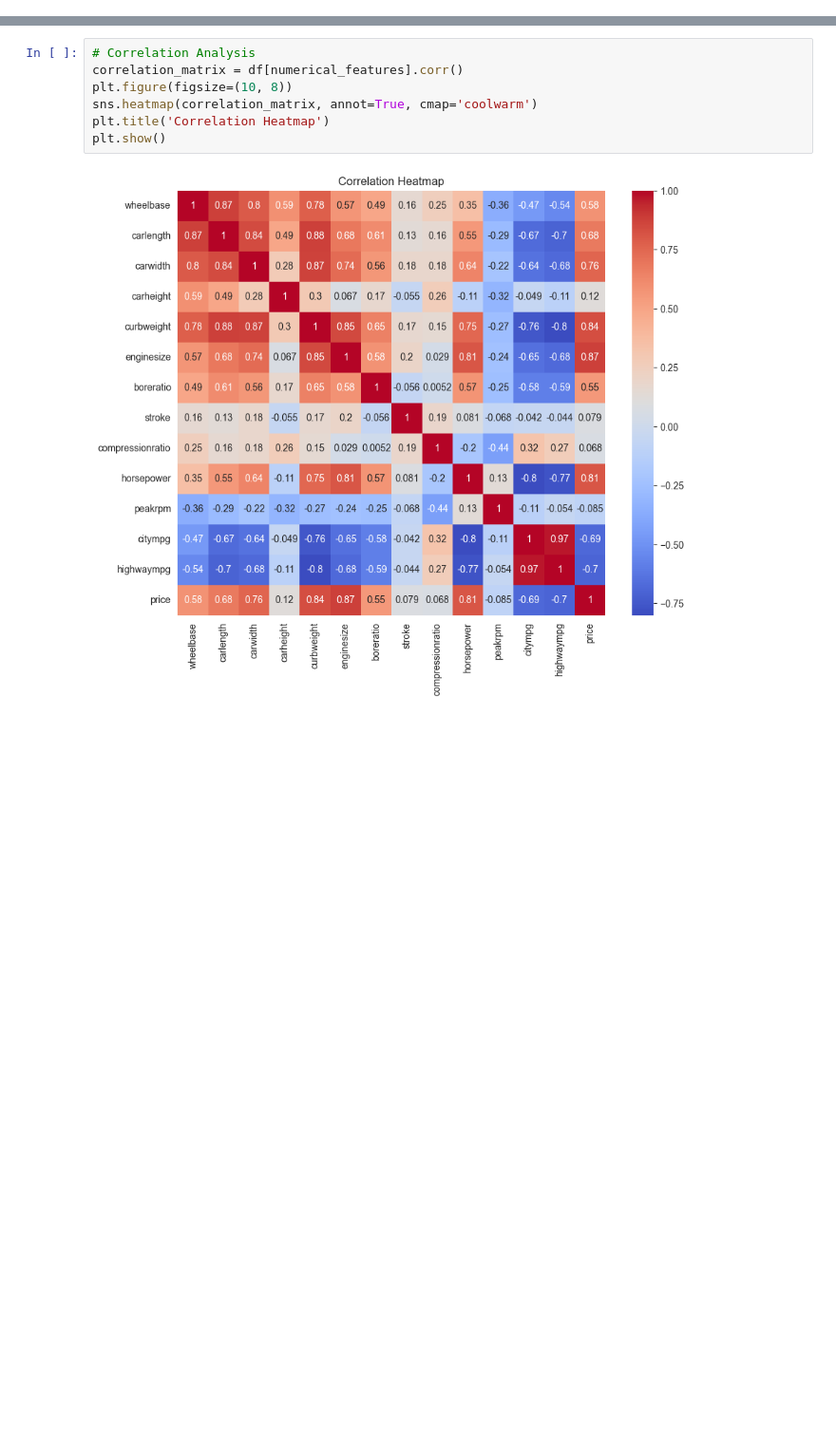
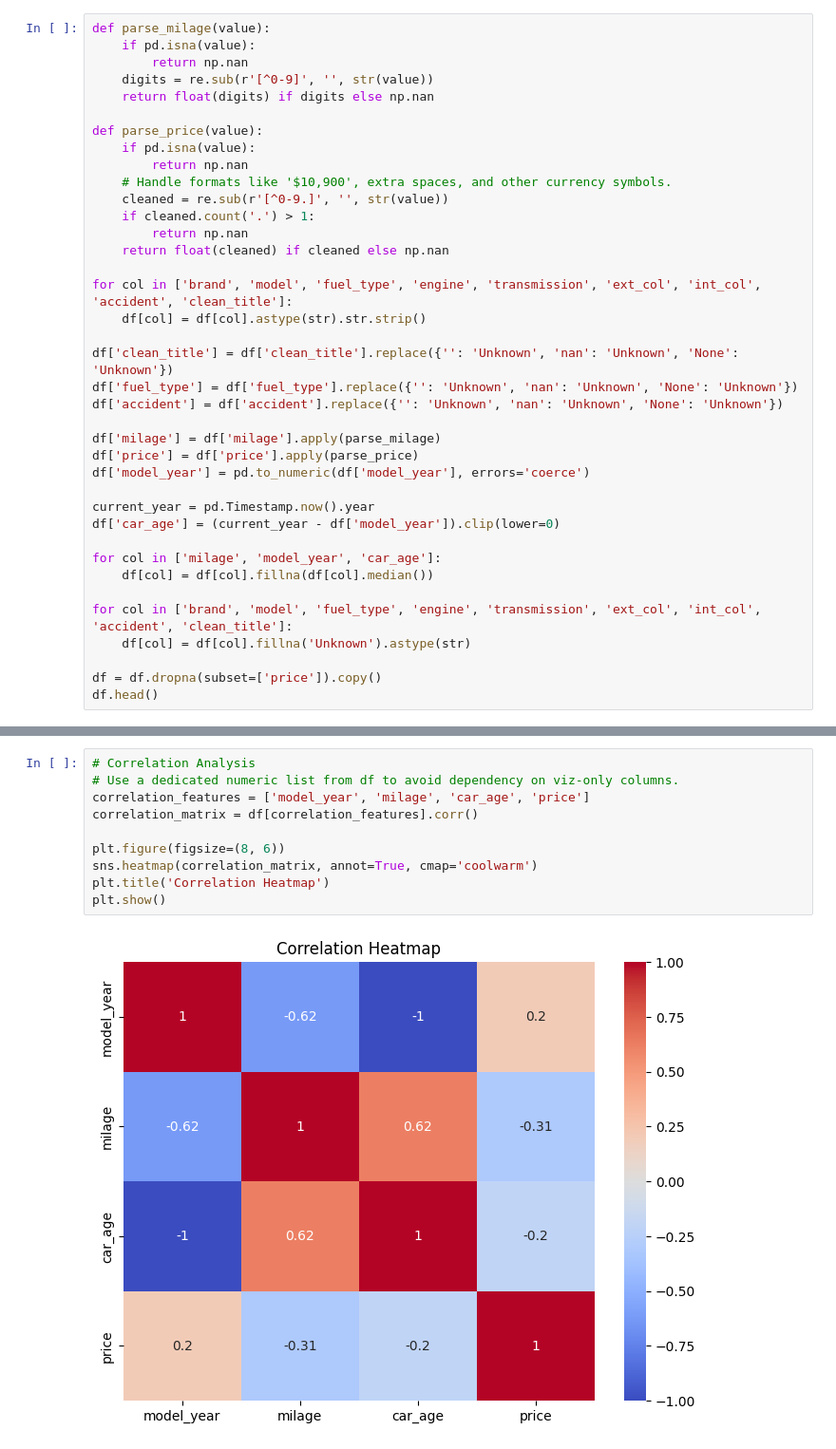
Before and after one commit to Max4423/Car-price-prediction, a Jupyter notebook: backend/car_price_prediction.ipynb, the cells around one changed output, grey strips where cells are left out. Shown at 95% size. Cells and saved outputs as stored; diff of their text form; blank space fills up the shorter version.

```diff
--- a/backend/car_price_prediction.ipynb
+++ b/backend/car_price_prediction.ipynb
@@ -16,0 +25,38 @@ df = pd.read_csv('../data/used_cars.csv')
+# %%
+def parse_milage(value):
+    if pd.isna(value):
+        return np.nan
+    digits = re.sub(r'[^0-9]', '', str(value))
+    return float(digits) if digits else np.nan
+
+def parse_price(value):
+    if pd.isna(value):
+        return np.nan
+    # Handle formats like '$10,900', extra spaces, and other currency symbols.
+    cleaned = re.sub(r'[^0-9.]', '', str(value))
+    if cleaned.count('.') > 1:
+        return np.nan
+    return float(cleaned) if cleaned else np.nan
+
+for col in ['brand', 'model', 'fuel_type', 'engine', 'transmission', 'ext_col', 'int_col', 'accident', 'clean_title']:
+    df[col] = df[col].astype(str).str.strip()
+
+df['clean_title'] = df['clean_title'].replace({'': 'Unknown', 'nan': 'Unknown', 'None': 'Unknown'})
+df['fuel_type'] = df['fuel_type'].replace({'': 'Unknown', 'nan': 'Unknown', 'None': 'Unknown'})
+df['accident'] = df['accident'].replace({'': 'Unknown', 'nan': 'Unknown', 'None': 'Unknown'})
+
+df['milage'] = df['milage'].apply(parse_milage)
+df['price'] = df['price'].apply(parse_price)
+df['model_year'] = pd.to_numeric(df['model_year'], errors='coerce')
+
+current_year = pd.Timestamp.now().year
+df['car_age'] = (current_year - df['model_year']).clip(lower=0)
+
+for col in ['milage', 'model_year', 'car_age']:
+    df[col] = df[col].fillna(df[col].median())
+
+for col in ['brand', 'model', 'fuel_type', 'engine', 'transmission', 'ext_col', 'int_col', 'accident', 'clean_title']:
+    df[col] = df[col].fillna('Unknown').astype(str)
+
+df = df.dropna(subset=['price']).copy()
+df.head()
@@ -201,10 +269,13 @@ plt.show()
 # %%
 # Correlation Analysis
-correlation_matrix = df[numerical_features].corr()
-plt.figure(figsize=(10, 8))
+# Use a dedicated numeric list from df to avoid dependency on viz-only columns.
+correlation_features = ['model_year', 'milage', 'car_age', 'price']
+correlation_matrix = df[correlation_features].corr()
+
+plt.figure(figsize=(8, 6))
 sns.heatmap(correlation_matrix, annot=True, cmap='coolwarm')
 plt.title('Correlation Heatmap')
 plt.show()
 # %% [output]
-[figure, old version]
+[figure, new version]
 # %%
```
Also changed, not shown: parts of 24 cells of this notebook, 8 other files.
